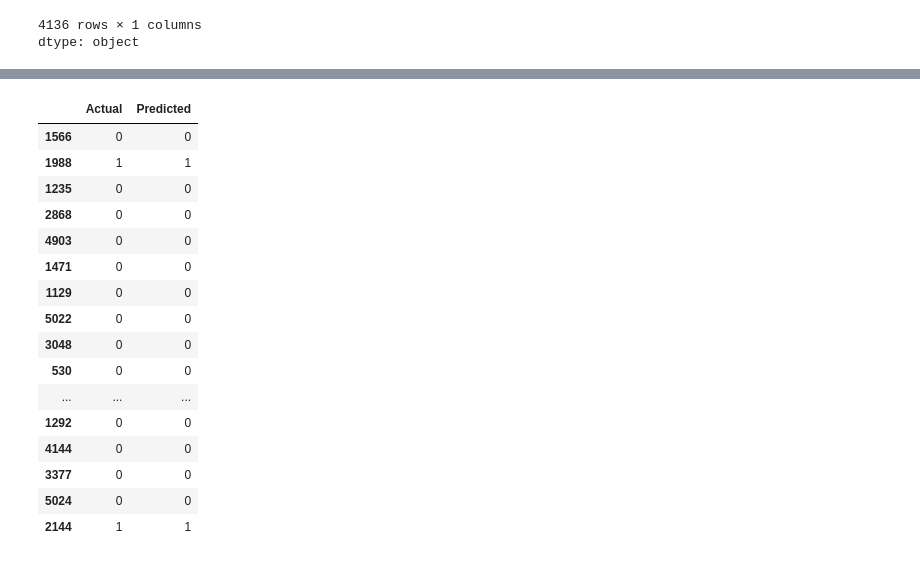
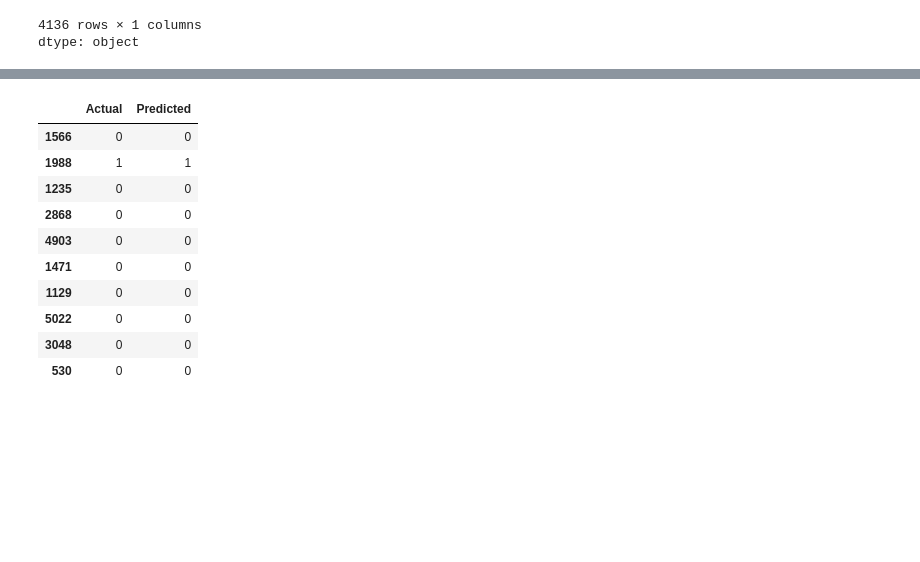
Before and after one commit to princedanson/Intermidiate_1, a Jupyter notebook: tutorials/contact_3_intermediate/Question_2.ipynb, the cells around one changed output, grey strips where cells are left out. Drawn from its saved outputs; the diff is of its cells as text; code cells hidden in the pictures; blank space fills up the shorter version.

```diff
--- a/tutorials/contact_3_intermediate/Question_2.ipynb
+++ b/tutorials/contact_3_intermediate/Question_2.ipynb
@@ -61,4 +69,11 @@ x_test_vect = vector.transform(x_test)
 # %%
-model = LogisticRegression(class_weight='balanced')
-model.fit(x_train_vect,y_train)
+#model = LogisticRegression(class_weight='balanced')
+model = RandomForestClassifier(random_state=42)
+grid_search = GridSearchCV(estimator=model, param_grid=param_grid, cv=3, scoring='f1', n_jobs=-1)
+grid_search.fit(x_train_vect, y_train)
+
+best_params = grid_search.best_params_
+print("Best Parameters:", best_params)
+
+pred = grid_search.predict(x_test_vect)
 # %% [output]
@@ -100,21 +115,15 @@ ROC AUC Score:  0.9767301730403024
 # %%
 check = pd.DataFrame({'Actual':y_test,'Predicted':pred})
-check.head(50)
+check.head(10)
 # %% [output]
 |  | Actual | Predicted |
 | 1566 | 0 | 0 |
 | 1988 | 1 | 1 |
 | 1235 | 0 | 0 |
 | 2868 | 0 | 0 |
 | 4903 | 0 | 0 |
 | 1471 | 0 | 0 |
 | 1129 | 0 | 0 |
 | 5022 | 0 | 0 |
 | 3048 | 0 | 0 |
 | 530 | 0 | 0 |
-| ... | ... | ... |
-| 1292 | 0 | 0 |
-| 4144 | 0 | 0 |
-| 3377 | 0 | 0 |
-| 5024 | 0 | 0 |
-| 2144 | 1 | 1 |
```
Also changed, not shown: parts of 7 cells of this notebook.
